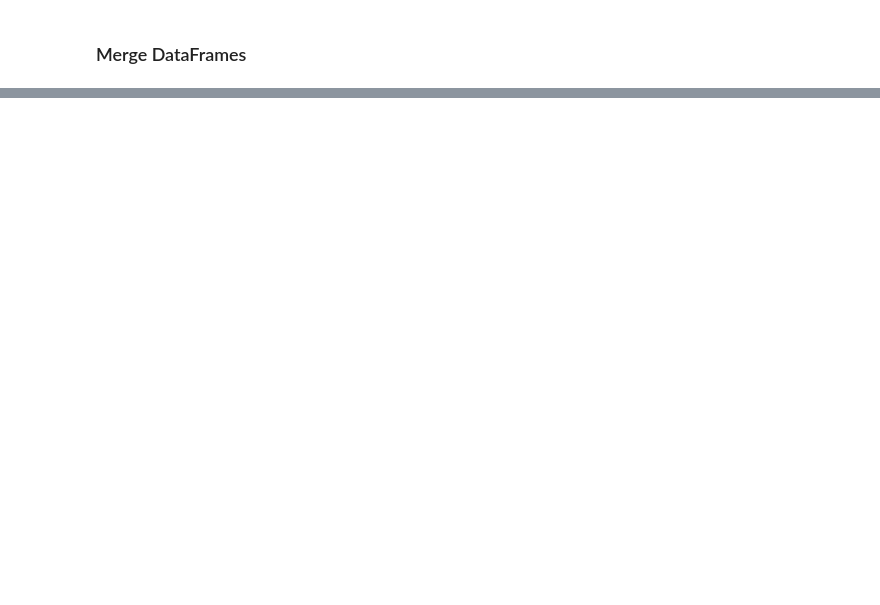
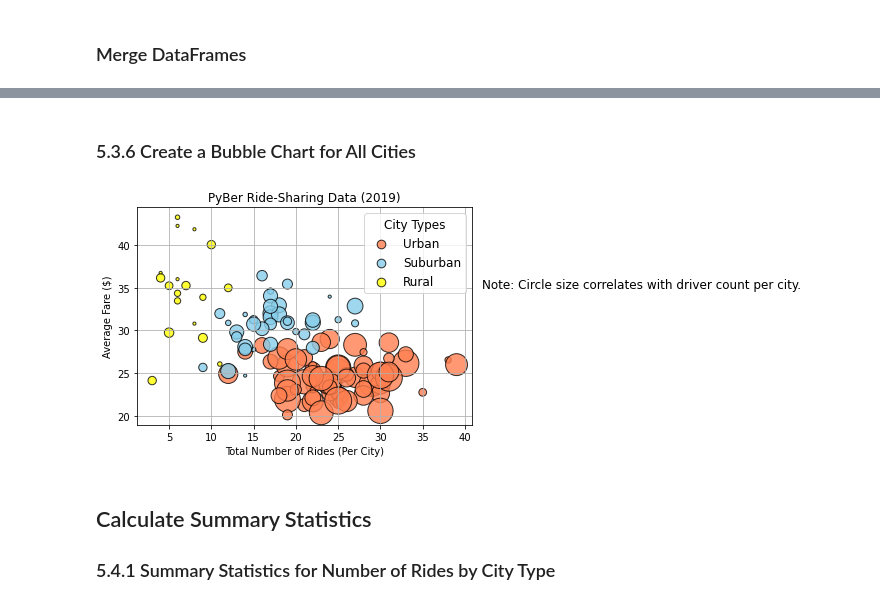
Before and after one commit to SpottedOwlet/PyBer_Analysis, a Jupyter notebook: PyBer.ipynb, the cells around one changed output, grey strips where cells are left out. Cells and saved outputs as stored; diff of their text form; code cells hidden in the pictures; blank space fills up the shorter version.

```diff
--- a/PyBer.ipynb
+++ b/PyBer.ipynb
@@ -72,0 +312,43 @@ pyber_data_df.head()
+# %% [markdown]
+### 5.3.6 Create a Bubble Chart for All Cities
+# %%
+# Add the scatter charts for each type of city.
+# Build the scatter plots for urban cities.
+x = urban_ride_count
+y = urban_avg_fare
+plt.scatter(x,y,s=10*urban_driver_count,c = 'coral',edgecolor='k',linewidths=1,alpha=0.8,label='Urban')
+
+
+# Build the scatter plots for suburban cities.
+x = suburban_ride_count
+y = suburban_avg_fare
+plt.scatter(x,y,s=10*suburban_driver_count,color= 'skyblue',alpha=0.8,edgecolor='k',label='Suburban',linewidths=1)
+
+# Build the scatter plots for rural cities.
+x=rural_ride_count
+y=rural_avg_fare
+plt.scatter(x,y,s=rural_driver_count*10,color="yellow",alpha=0.8,edgecolor="k",linewidths=1,label="Rural")
+
+plt.title("PyBer Ride-Sharing Data (2019)")
+plt.ylabel("Average Fare ($)")
+plt.xlabel("Total Number of Rides (Per City)")
+plt.grid()
+
+# Create a legend
+lgnd = plt.legend(fontsize="12", mode="Expanded",
+         scatterpoints=1, loc="best", title="City Types")
+lgnd.legendHandles[0]._sizes = [75]
+lgnd.legendHandles[1]._sizes = [75]
+lgnd.legendHandles[2]._sizes = [75]
+lgnd.get_title().set_fontsize(12)
+
+# Incorporate a text label about circle size.
+plt.text(42, 35, "Note: Circle size correlates with driver count per city.", fontsize="12")
+
+# Save the figure.
+plt.savefig("Analysis/Fig1.png")
+# %% [output]
+[figure, added]
+# %% [markdown]
+## Calculate Summary Statistics
+### 5.4.1 Summary Statistics for Number of Rides by City Type
```
Also changed, not shown: parts of 83 cells of this notebook, 7 other files.
